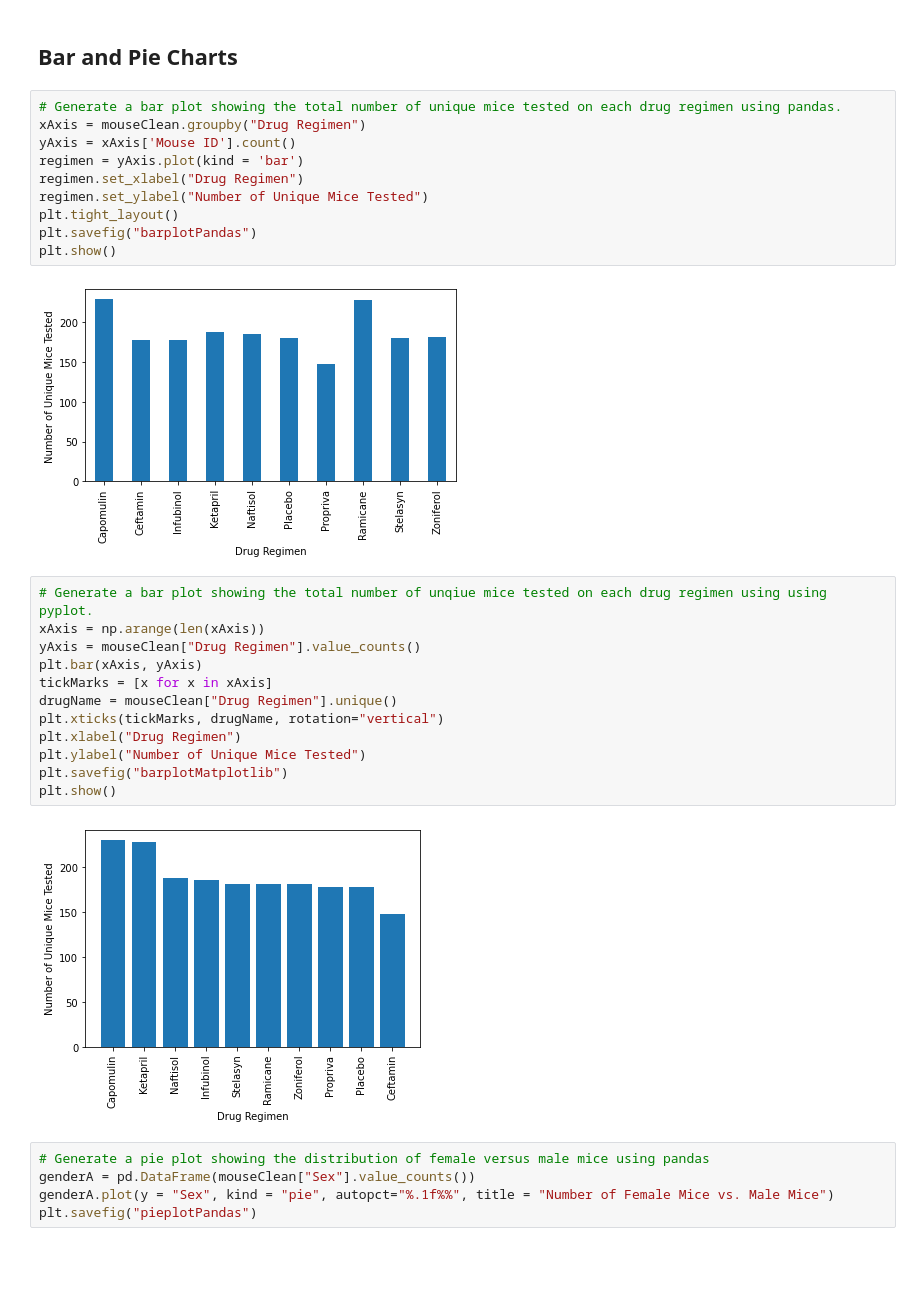
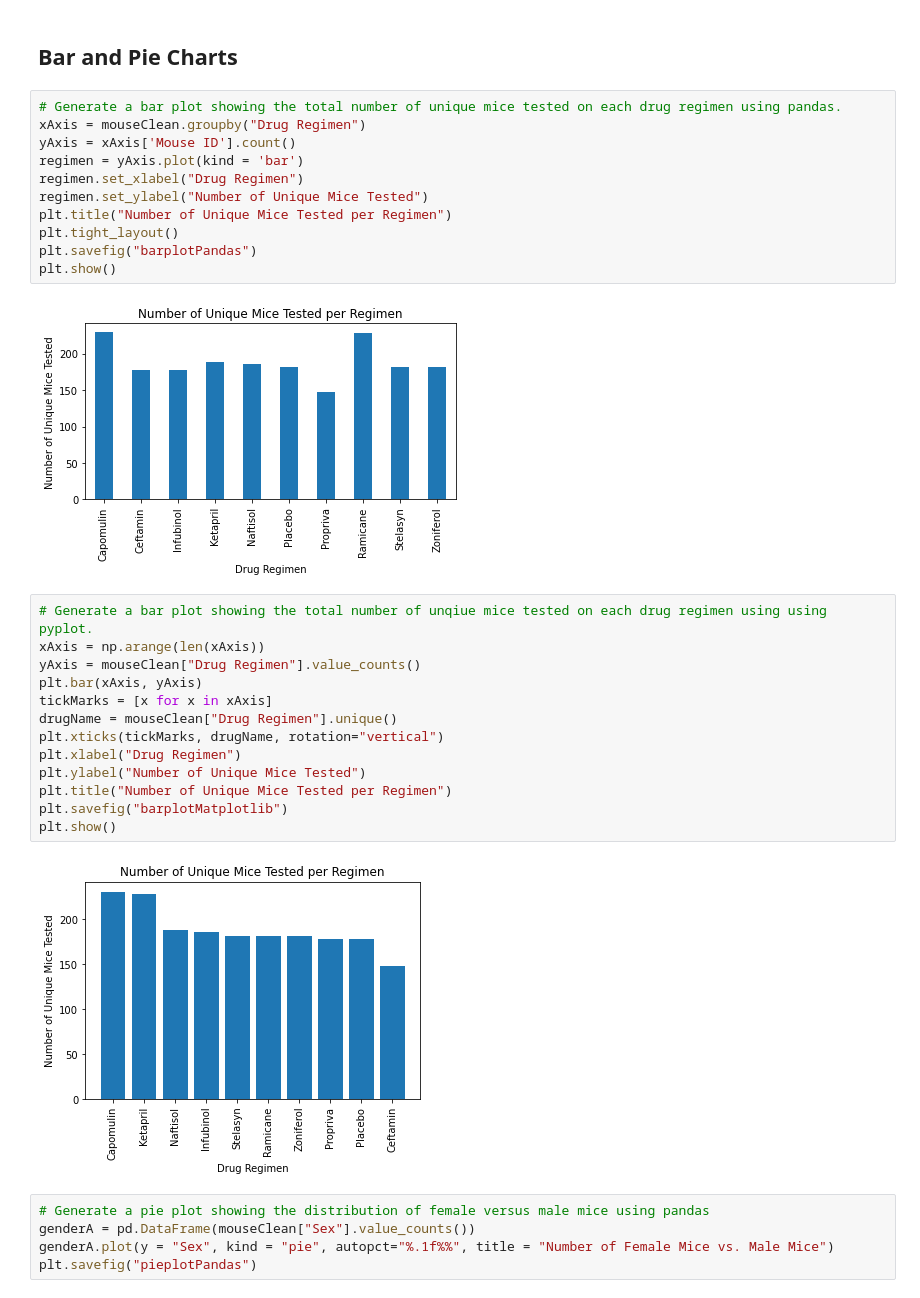
Before and after one commit to iastanehasl/Astaneh-05-Matplotlib-Homework-Challenge, a Jupyter notebook: Pymaceuticals/Astaneh-Pymaceuticals-Homework.ipynb, the cells around one changed output. Drawn from its saved outputs; the diff is of its cells as text; blank space fills up the shorter version.

```diff
--- a/Pymaceuticals/Astaneh-Pymaceuticals-Homework.ipynb
+++ b/Pymaceuticals/Astaneh-Pymaceuticals-Homework.ipynb
@@ -164,25 +172,27 @@ yAxis = xAxis['Mouse ID'].count()
 regimen = yAxis.plot(kind = 'bar')
 regimen.set_xlabel("Drug Regimen")
 regimen.set_ylabel("Number of Unique Mice Tested")
+plt.title("Number of Unique Mice Tested per Regimen")
 plt.tight_layout()
 plt.savefig("barplotPandas")
 plt.show()
 # %% [output]
-[figure, old version]
+[figure, new version]
 # %%
 # Generate a bar plot showing the total number of unqiue mice tested on each drug regimen using using pyplot.
 xAxis = np.arange(len(xAxis))
 yAxis = mouseClean["Drug Regimen"].value_counts()
 plt.bar(xAxis, yAxis)
 tickMarks = [x for x in xAxis]
 drugName = mouseClean["Drug Regimen"].unique()
 plt.xticks(tickMarks, drugName, rotation="vertical")
 plt.xlabel("Drug Regimen")
 plt.ylabel("Number of Unique Mice Tested")
+plt.title("Number of Unique Mice Tested per Regimen")
 plt.savefig("barplotMatplotlib")
 plt.show()
 # %% [output]
-[figure, old version]
+[figure, new version]
 # %%
 # Generate a pie plot showing the distribution of female versus male mice using pandas
 genderA = pd.DataFrame(mouseClean["Sex"].value_counts())
```
Also changed, not shown: parts of 7 cells of this notebook, 2 other files.
